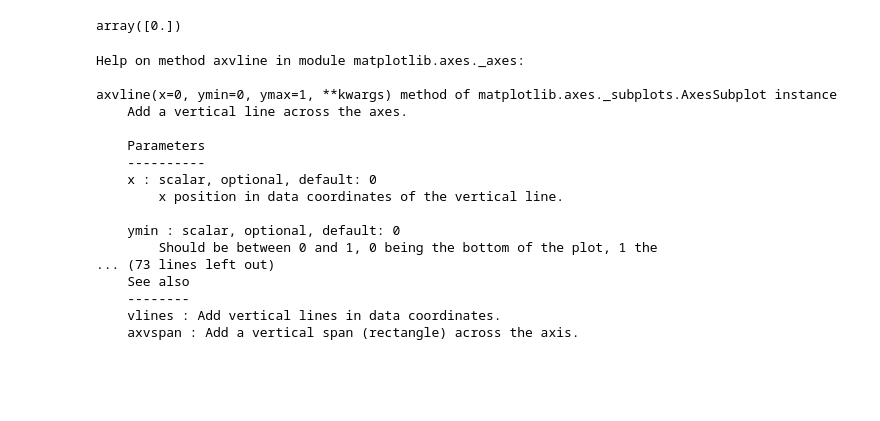
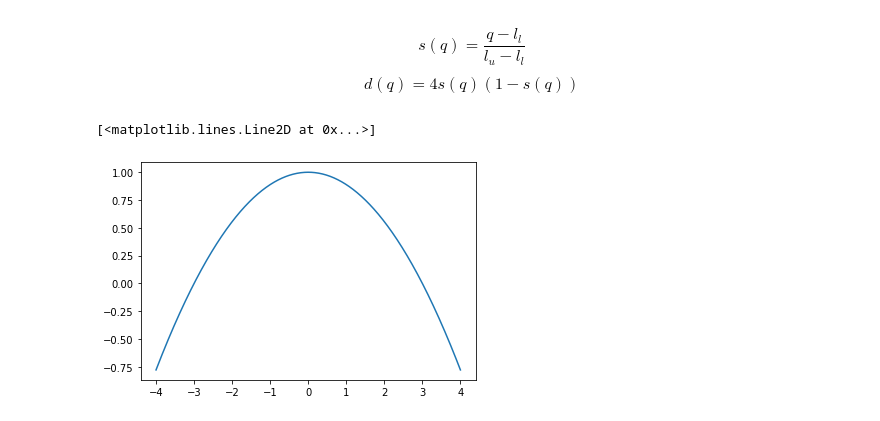
Before and after one commit to Cyanlin0104/ThesisSimulation, a Jupyter notebook: Functions.ipynb, the cells around one changed output. Cells and saved outputs as stored; diff of their text form; code cells hidden in the pictures; blank space fills up the shorter version.

```diff
--- a/Functions.ipynb
+++ b/Functions.ipynb
@@ -31,25 +35,17 @@ Text(0.5, 0, '$\\dot{s}$')
-# %%
-a = np.zeros([1,5])
-np.diag(a)
-# %% [output]
-array([0.])
-# %%
-help(axes.axvline)
-# %% [output]
-Help on method axvline in module matplotlib.axes._axes:
-
-axvline(x=0, ymin=0, ymax=1, **kwargs) method of matplotlib.axes._subplots.AxesSubplot instance
-    Add a vertical line across the axes.
-
-    Parameters
-    ----------
-    x : scalar, optional, default: 0
-        x position in data coordinates of the vertical line.
-
-    ymin : scalar, optional, default: 0
-        Should be between 0 and 1, 0 being the bottom of the plot, 1 the
-... (73 lines left out)
-    See also
-    --------
-    vlines : Add vertical lines in data coordinates.
-    axvspan : Add a vertical span (rectangle) across the axis.
+# %% [markdown]
+$$ s(q) = \frac{q - l_l}{l_u - l_l}$$
+$$ d(q) = 4s(q)(1 - s(q))$$
+# %%
+ll = -3
+lu = 3
+
+def d(x):
+    s = (x - ll) / (lu - ll)
+    return 4*s*(1-s)
+
+fig, axes = plt.subplots()
+x = np.linspace(-4, 4, 800)
+axes.plot(x, d(x))
+# %% [output]
+[<matplotlib.lines.Line2D at 0x...>]
+[figure, added]
```
Also changed, not shown: parts of 8 cells of this notebook, 9 other files.
